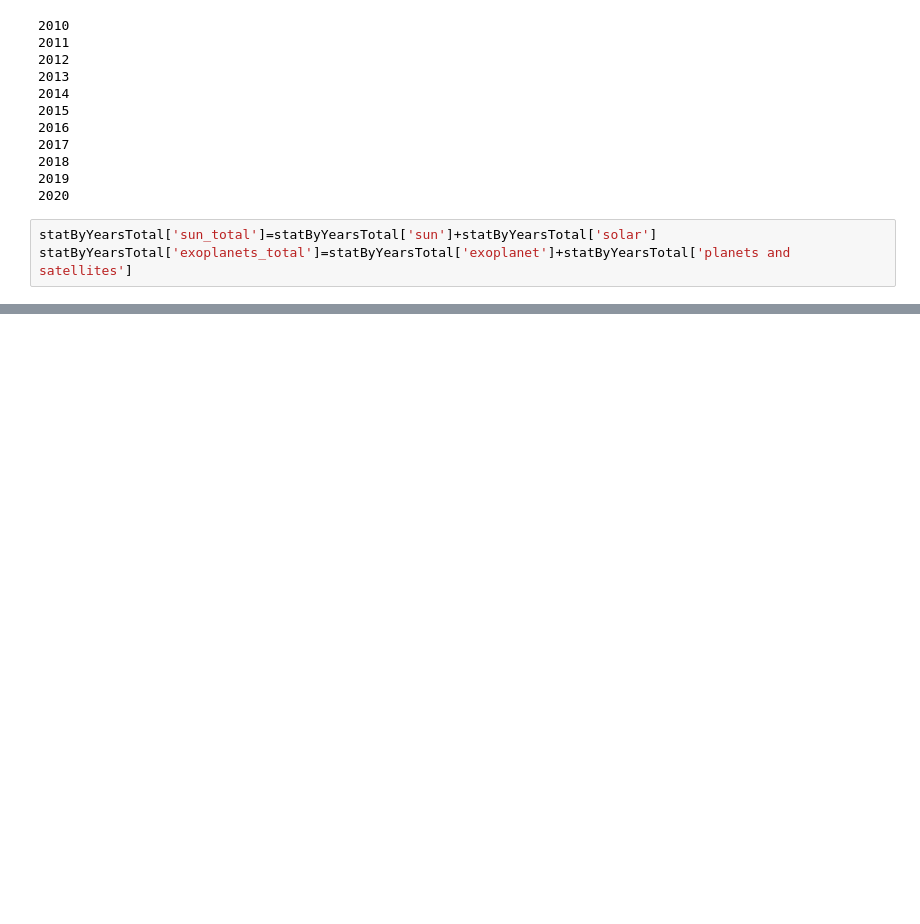
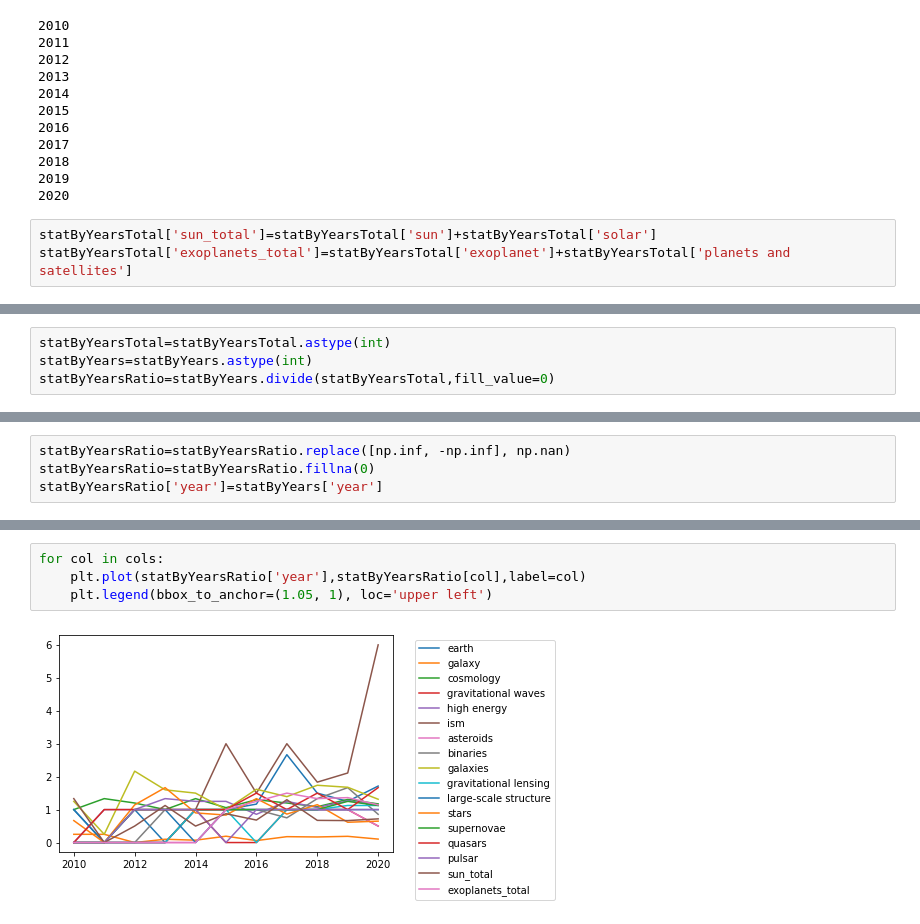
Before and after one commit to ShrRa/thesis_astroML, a Jupyter notebook: topicsFromKeywords.ipynb, the cells around one changed output, grey strips where cells are left out. Cells and saved outputs as stored; diff of their text form; blank space fills up the shorter version.

```diff
--- a/topicsFromKeywords.ipynb
+++ b/topicsFromKeywords.ipynb
@@ -199,0 +226,4 @@ statByYears
+# %%
+statByYearsTotal=statByYearsTotal.astype(int)
+statByYears=statByYears.astype(int)
+statByYearsRatio=statByYears.divide(statByYearsTotal,fill_value=0)
@@ -199,0 +232,4 @@ statByYears
+# %%
+statByYearsRatio=statByYearsRatio.replace([np.inf, -np.inf], np.nan)
+statByYearsRatio=statByYearsRatio.fillna(0)
+statByYearsRatio['year']=statByYears['year']
@@ -199,0 +252,6 @@ statByYears
+# %%
+for col in cols:
+    plt.plot(statByYearsRatio['year'],statByYearsRatio[col],label=col)
+    plt.legend(bbox_to_anchor=(1.05, 1), loc='upper left')
+# %% [output]
+[figure, added]
```
Also changed, not shown: parts of 18 cells of this notebook, 1 other file.
